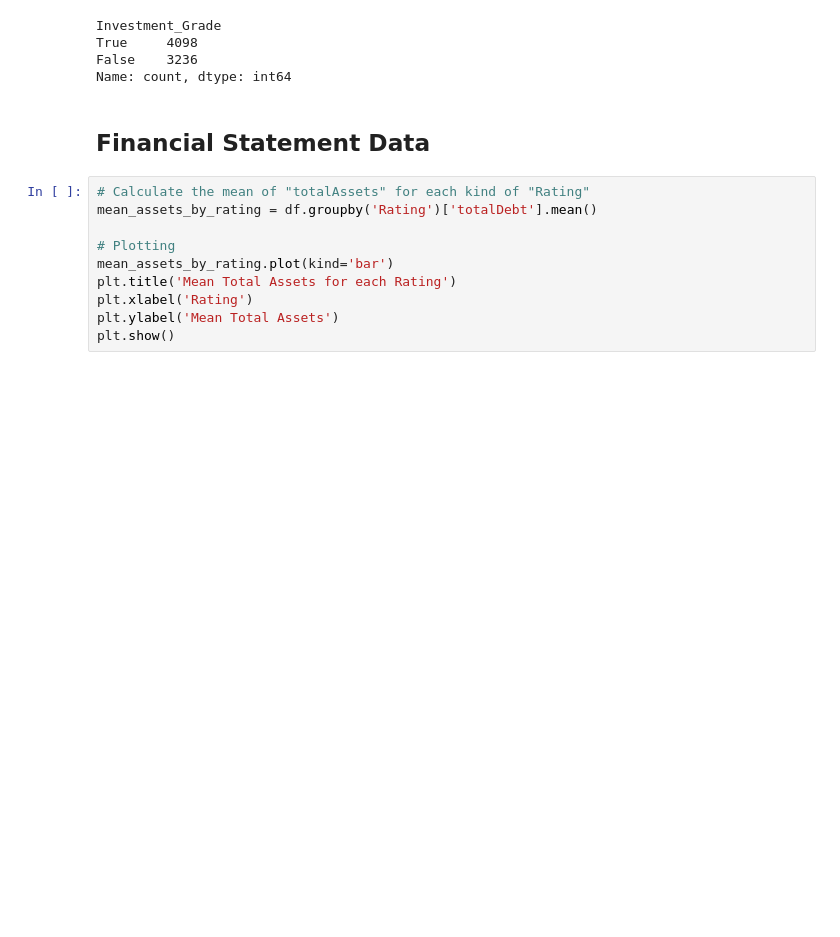
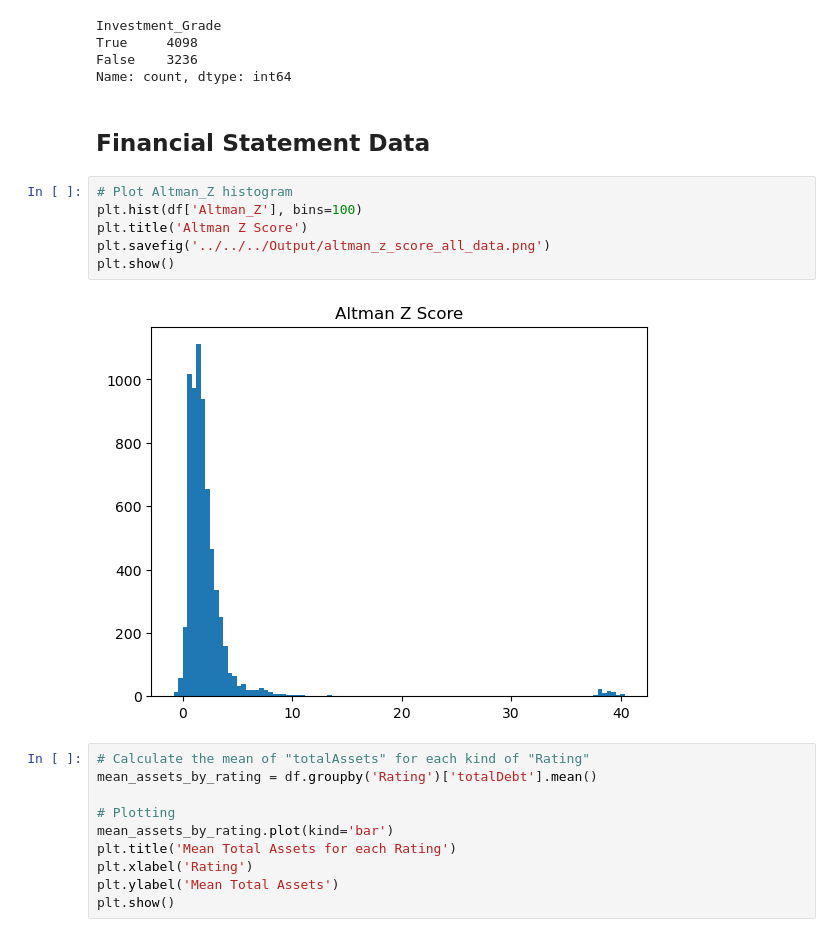
Before and after one commit to current12/Stat-222-Project, a Jupyter notebook: Code/Exploratory Data Analysis/All Data/All Data - Tabular EDA.ipynb, the cells around one changed output. Saved outputs shown, nothing was run; the diff lists cells and outputs as text; blank space fills up the shorter version.

Commit message:
plot altman z score

```diff
--- a/Code/Exploratory Data Analysis/All Data/All Data - Tabular EDA.ipynb
+++ b/Code/Exploratory Data Analysis/All Data/All Data - Tabular EDA.ipynb
@@ -352,6 +352,14 @@ False    3236
 Name: count, dtype: int64
 # %% [markdown]
 ## Financial Statement Data
+# %%
+# Plot Altman_Z histogram
+plt.hist(df['Altman_Z'], bins=100)
+plt.title('Altman Z Score')
+plt.savefig('../../../Output/altman_z_score_all_data.png')
+plt.show()
+# %% [output]
+[figure, added]
 # %%
 # Calculate the mean of "totalAssets" for each kind of "Rating"
 mean_assets_by_rating = df.groupby('Rating')['totalDebt'].mean()
```
Also changed, not shown: 1 other file.
